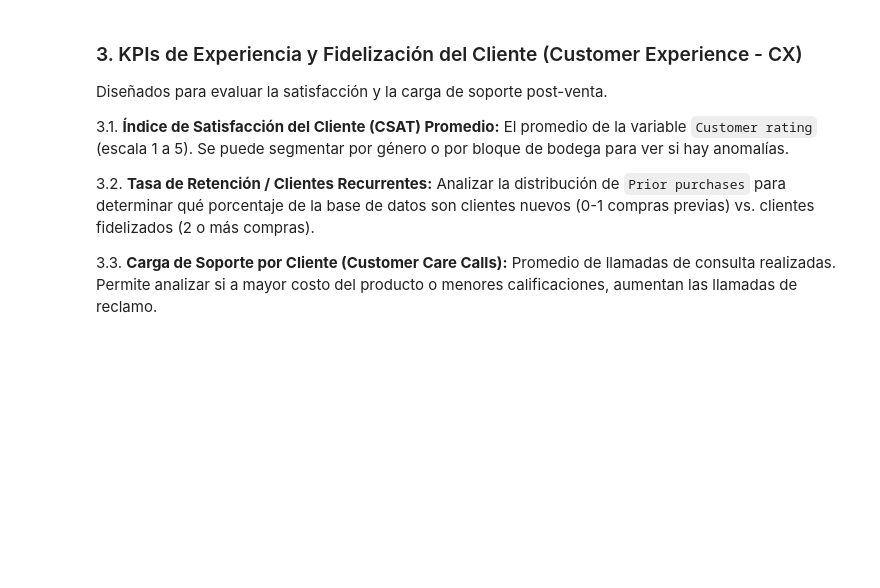
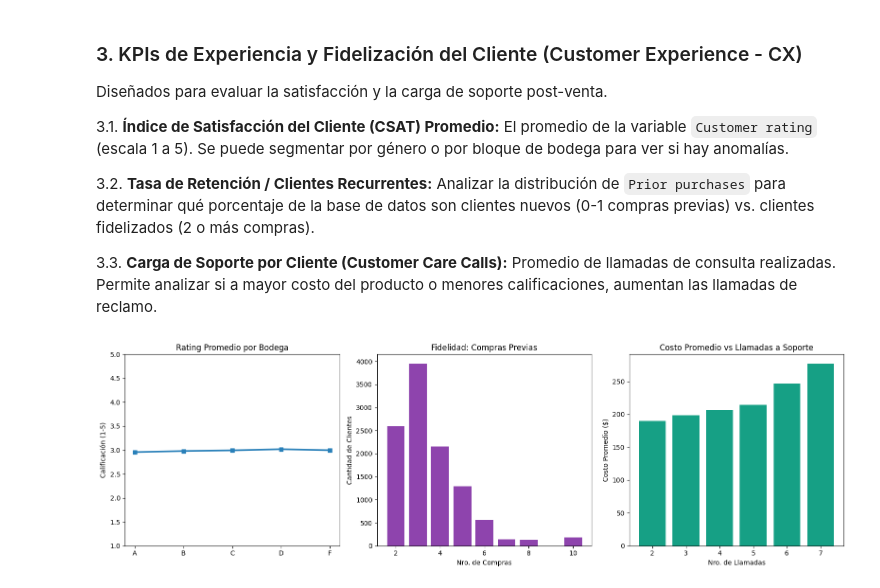
Before and after one commit to gabrielquilachaminds-cloud/Gabriel-Quilachamin---Negocios-DIgitales, a Jupyter notebook: notebooks/02_ebusiness.ipynb, the cells around one changed output. Cells and saved outputs as stored; diff of their text form; code cells hidden in the pictures; blank space fills up the shorter version.

```diff
--- a/notebooks/02_ebusiness.ipynb
+++ b/notebooks/02_ebusiness.ipynb
@@ -99,3 +209,28 @@ Diseñados para evaluar la satisfacción y la carga de soporte post-venta.
 3.2. **Tasa de Retención / Clientes Recurrentes:** Analizar la distribución de `Prior purchases` para determinar qué porcentaje de la base de datos son clientes nuevos (0-1 compras previas) vs. clientes fidelizados (2 o más compras).
 
 3.3. **Carga de Soporte por Cliente (Customer Care Calls):** Promedio de llamadas de consulta realizadas. Permite analizar si a mayor costo del producto o menores calificaciones, aumentan las llamadas de reclamo.
+# %%
+fig, axes = plt.subplots(1, 3, figsize=(16, 5))
+
+df_csat_b = df_real.groupby('Warehouse_block')['Customer_rating'].mean()
+axes[0].plot(df_csat_b.index, df_csat_b.values, marker='s', color='#2980b9', linewidth=2.5)
+axes[0].set_title('Rating Promedio por Bodega')
+axes[0].set_ylabel('Calificación (1-5)')
+axes[0].set_ylim(1, 5)
+
+df_compras = df_real['Prior_purchases'].value_counts().sort_index()
+axes[1].bar(df_compras.index, df_compras.values, color='#8e44ad')
+axes[1].set_title('Fidelidad: Compras Previas')
+axes[1].set_xlabel('Nro. de Compras')
+axes[1].set_ylabel('Cantidad de Clientes')
+
+df_llamadas = df_real.groupby('Customer_care_calls')['Cost_of_the_Product'].mean()
+axes[2].bar(df_llamadas.index, df_llamadas.values, color='#16a085')
+axes[2].set_title('Costo Promedio vs Llamadas a Soporte')
+axes[2].set_xlabel('Nro. de Llamadas')
+axes[2].set_ylabel('Costo Promedio ($)')
+
+plt.tight_layout()
+plt.show()
+# %% [output]
+[figure, added]
```
Also changed, not shown: parts of 6 cells of this notebook.
